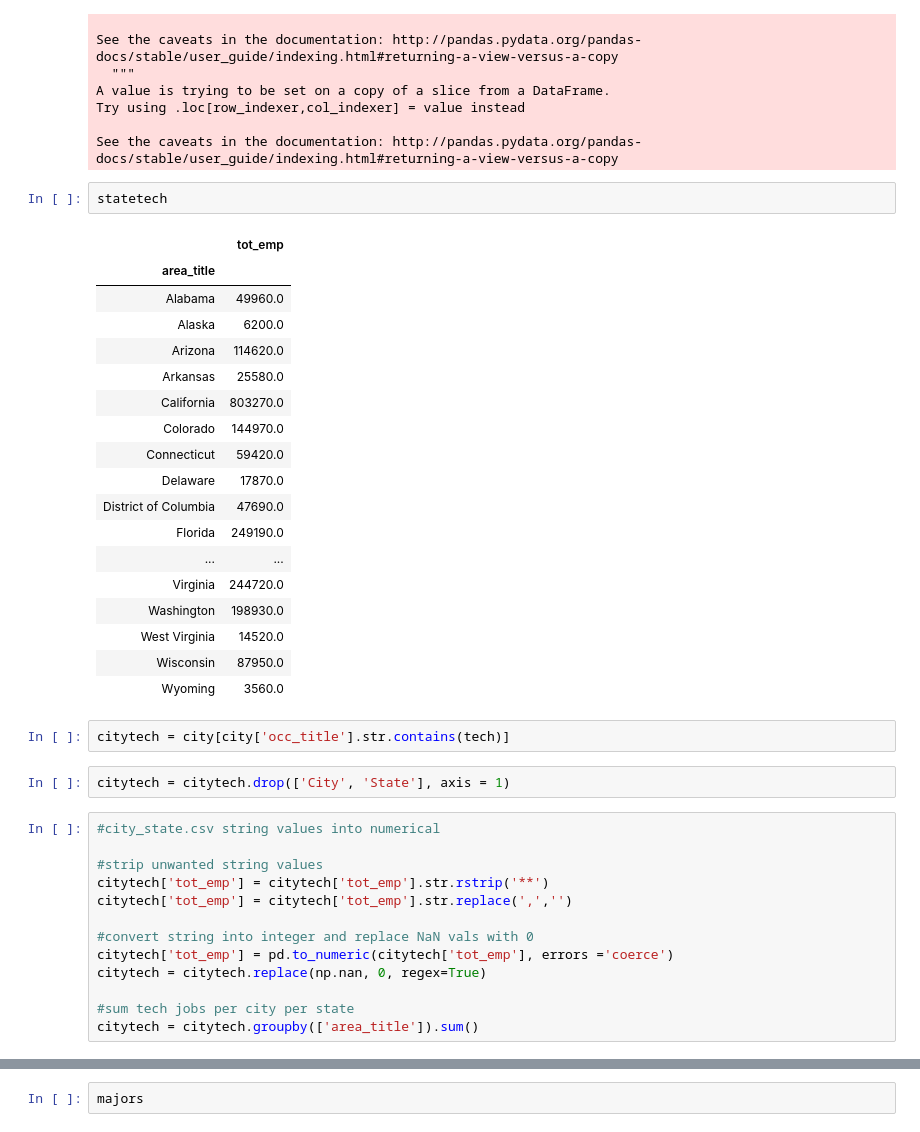
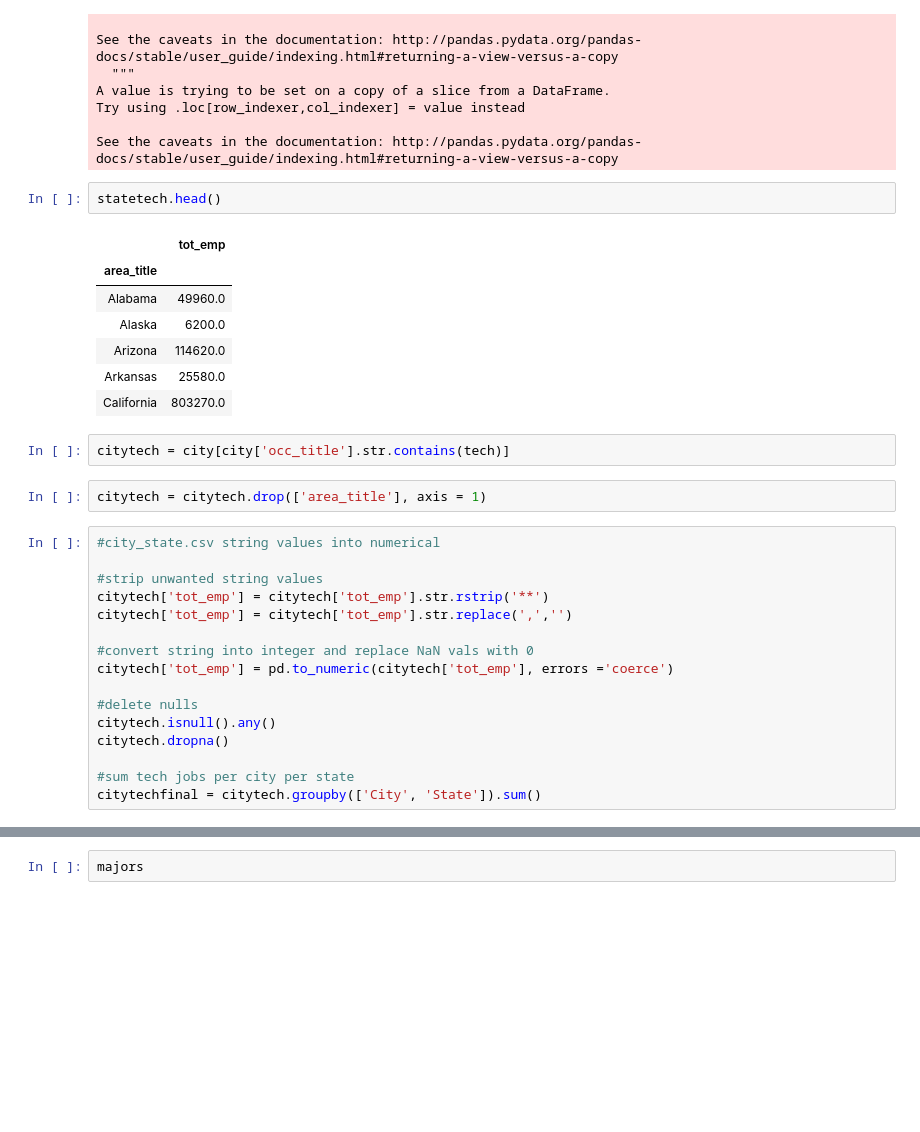
Before and after one commit to skasralikar/midwestern-marketing-proj-rmds, a Jupyter notebook: midwestern_marketing.ipynb, the cells around one changed output, grey strips where cells are left out. Cells and saved outputs as stored; diff of their text form; blank space fills up the shorter version.

```diff
--- a/midwestern_marketing.ipynb
+++ b/midwestern_marketing.ipynb
@@ -78,30 +74,19 @@ Try using .loc[row_indexer,col_indexer] = value instead
 
 See the caveats in the documentation: http://pandas.pydata.org/pandas-docs/stable/user_guide/indexing.html#returning-a-view-versus-a-copy
 # %%
-statetech
+statetech.head()
 # %% [output]
 |  | tot_emp |
 | area_title |  |
 | Alabama | 49960.0 |
 | Alaska | 6200.0 |
 | Arizona | 114620.0 |
 | Arkansas | 25580.0 |
 | California | 803270.0 |
-| Colorado | 144970.0 |
-| Connecticut | 59420.0 |
-| Delaware | 17870.0 |
-| District of Columbia | 47690.0 |
-| Florida | 249190.0 |
-| ... | ... |
-| Virginia | 244720.0 |
-| Washington | 198930.0 |
-| West Virginia | 14520.0 |
-| Wisconsin | 87950.0 |
-| Wyoming | 3560.0 |
 # %%
 citytech = city[city['occ_title'].str.contains(tech)]
 # %%
-citytech = citytech.drop(['City', 'State'], axis = 1)
+citytech = citytech.drop(['area_title'], axis = 1)
 # %%
 #city_state.csv string values into numerical
 
@@ -111,7 +96,10 @@ citytech['tot_emp'] = citytech['tot_emp'].str.replace(',','')
 
 #convert string into integer and replace NaN vals with 0
 citytech['tot_emp'] = pd.to_numeric(citytech['tot_emp'], errors ='coerce')
-citytech = citytech.replace(np.nan, 0, regex=True)
+
+#delete nulls
+citytech.isnull().any()
+citytech.dropna()
 
 #sum tech jobs per city per state
-citytech = citytech.groupby(['area_title']).sum()
+citytechfinal = citytech.groupby(['City', 'State']).sum()
```
Also changed, not shown: parts of 35 cells of this notebook.
